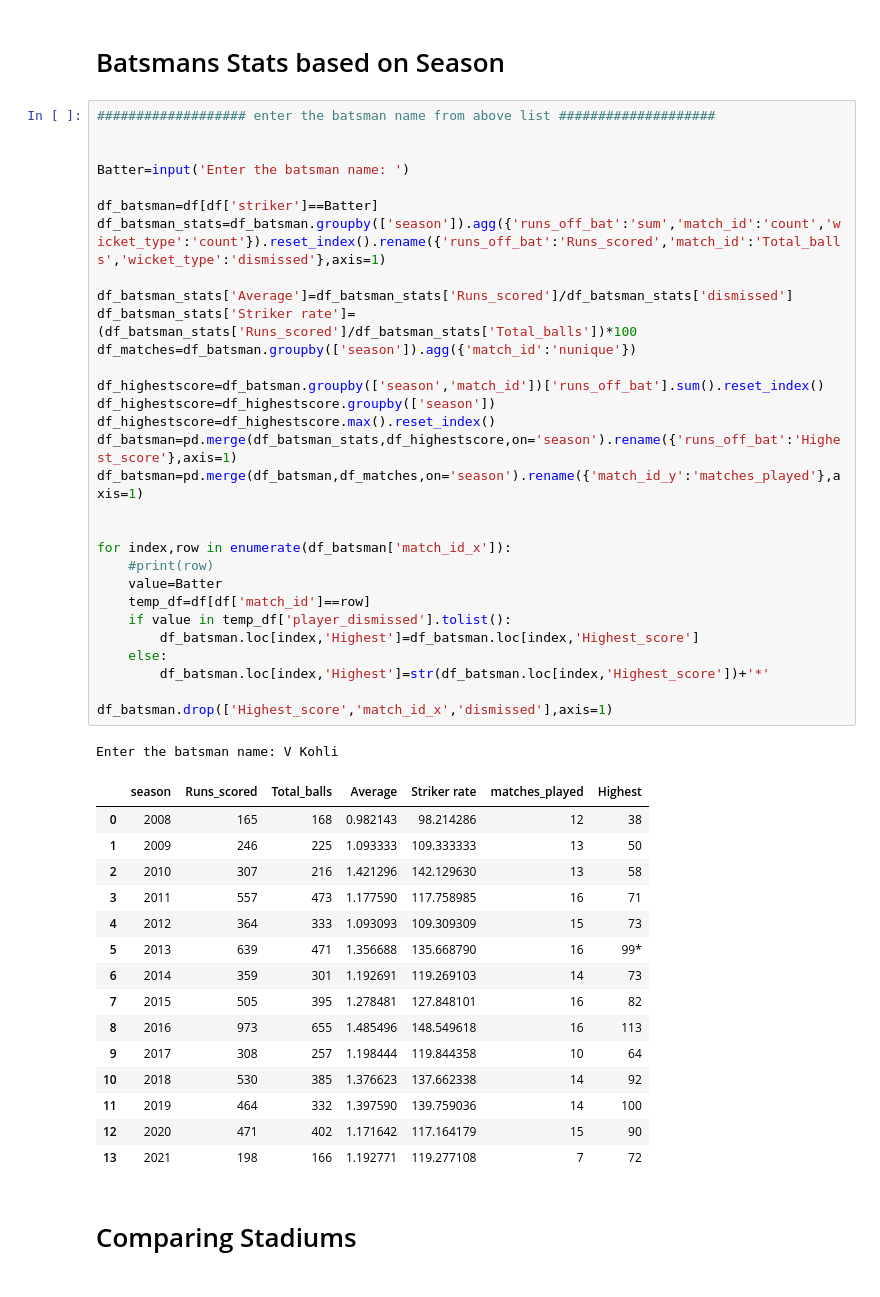
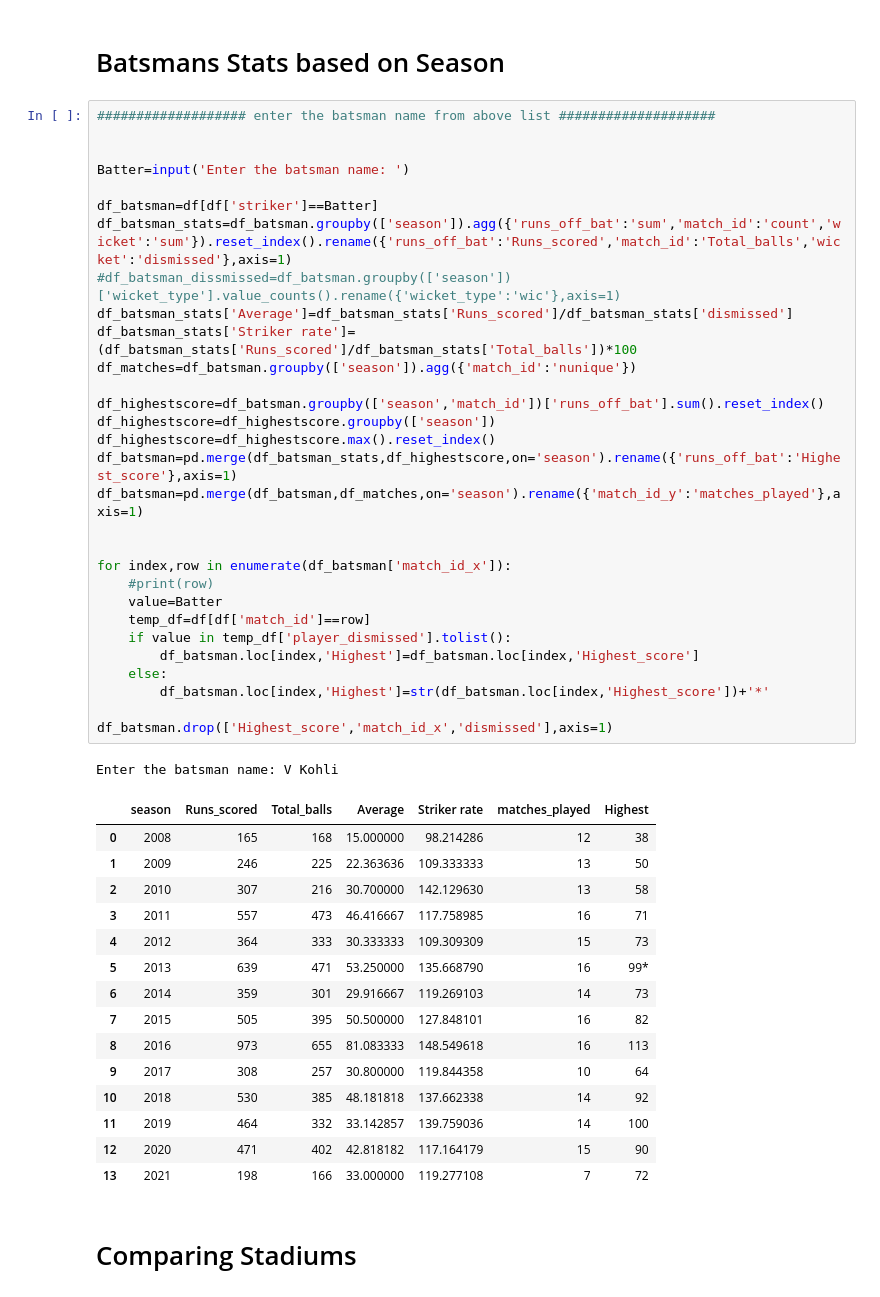
Before and after one commit to kartiksonaghela/Cricket-Analysis, a Jupyter notebook: Ipl Analysis.ipynb, the cells around one changed output. Saved outputs shown, nothing was run; the diff lists cells and outputs as text.

```diff
--- a/Ipl Analysis.ipynb
+++ b/Ipl Analysis.ipynb
@@ -298,49 +301,49 @@ array(['SC Ganguly', 'BB McCullum', 'DJ Hussey', 'R Dravid', 'V Kohli',
 ################### enter the batsman name from above list ####################
 
 
 Batter=input('Enter the batsman name: ')
 
 df_batsman=df[df['striker']==Batter]
-df_batsman_stats=df_batsman.groupby(['season']).agg({'runs_off_bat':'sum','match_id':'count','wicket_type':'count'}).reset_index().rename({'runs_off_bat':'Runs_scored','match_id':'Total_balls','wicket_type':'dismissed'},axis=1)
-
+df_batsman_stats=df_batsman.groupby(['season']).agg({'runs_off_bat':'sum','match_id':'count','wicket':'sum'}).reset_index().rename({'runs_off_bat':'Runs_scored','match_id':'Total_balls','wicket':'dismissed'},axis=1)
+#df_batsman_dissmissed=df_batsman.groupby(['season'])['wicket_type'].value_counts().rename({'wicket_type':'wic'},axis=1)
 df_batsman_stats['Average']=df_batsman_stats['Runs_scored']/df_batsman_stats['dismissed']
 df_batsman_stats['Striker rate']=(df_batsman_stats['Runs_scored']/df_batsman_stats['Total_balls'])*100
 df_matches=df_batsman.groupby(['season']).agg({'match_id':'nunique'})
 
 df_highestscore=df_batsman.groupby(['season','match_id'])['runs_off_bat'].sum().reset_index()
 df_highestscore=df_highestscore.groupby(['season'])
 df_highestscore=df_highestscore.max().reset_index()
 df_batsman=pd.merge(df_batsman_stats,df_highestscore,on='season').rename({'runs_off_bat':'Highest_score'},axis=1)
 df_batsman=pd.merge(df_batsman,df_matches,on='season').rename({'match_id_y':'matches_played'},axis=1)
 
 
 for index,row in enumerate(df_batsman['match_id_x']):
     #print(row)
     value=Batter
     temp_df=df[df['match_id']==row]
     if value in temp_df['player_dismissed'].tolist():
         df_batsman.loc[index,'Highest']=df_batsman.loc[index,'Highest_score']
     else:
         df_batsman.loc[index,'Highest']=str(df_batsman.loc[index,'Highest_score'])+'*'
 
 df_batsman.drop(['Highest_score','match_id_x','dismissed'],axis=1)
 # %% [output]
 Enter the batsman name: V Kohli
 |  | season | Runs_scored | Total_balls | Average | Striker rate | matches_played | Highest |
-| 0 | 2008 | 165 | 168 | 0.982143 | 98.214286 | 12 | 38 |
-| 1 | 2009 | 246 | 225 | 1.093333 | 109.333333 | 13 | 50 |
-| 2 | 2010 | 307 | 216 | 1.421296 | 142.129630 | 13 | 58 |
-| 3 | 2011 | 557 | 473 | 1.177590 | 117.758985 | 16 | 71 |
-| 4 | 2012 | 364 | 333 | 1.093093 | 109.309309 | 15 | 73 |
-| 5 | 2013 | 639 | 471 | 1.356688 | 135.668790 | 16 | 99* |
-| 6 | 2014 | 359 | 301 | 1.192691 | 119.269103 | 14 | 73 |
-| 7 | 2015 | 505 | 395 | 1.278481 | 127.848101 | 16 | 82 |
-| 8 | 2016 | 973 | 655 | 1.485496 | 148.549618 | 16 | 113 |
-| 9 | 2017 | 308 | 257 | 1.198444 | 119.844358 | 10 | 64 |
-| 10 | 2018 | 530 | 385 | 1.376623 | 137.662338 | 14 | 92 |
-| 11 | 2019 | 464 | 332 | 1.397590 | 139.759036 | 14 | 100 |
-| 12 | 2020 | 471 | 402 | 1.171642 | 117.164179 | 15 | 90 |
-| 13 | 2021 | 198 | 166 | 1.192771 | 119.277108 | 7 | 72 |
+| 0 | 2008 | 165 | 168 | 15.000000 | 98.214286 | 12 | 38 |
+| 1 | 2009 | 246 | 225 | 22.363636 | 109.333333 | 13 | 50 |
+| 2 | 2010 | 307 | 216 | 30.700000 | 142.129630 | 13 | 58 |
+| 3 | 2011 | 557 | 473 | 46.416667 | 117.758985 | 16 | 71 |
+| 4 | 2012 | 364 | 333 | 30.333333 | 109.309309 | 15 | 73 |
+| 5 | 2013 | 639 | 471 | 53.250000 | 135.668790 | 16 | 99* |
+| 6 | 2014 | 359 | 301 | 29.916667 | 119.269103 | 14 | 73 |
+| 7 | 2015 | 505 | 395 | 50.500000 | 127.848101 | 16 | 82 |
+| 8 | 2016 | 973 | 655 | 81.083333 | 148.549618 | 16 | 113 |
+| 9 | 2017 | 308 | 257 | 30.800000 | 119.844358 | 10 | 64 |
+| 10 | 2018 | 530 | 385 | 48.181818 | 137.662338 | 14 | 92 |
+| 11 | 2019 | 464 | 332 | 33.142857 | 139.759036 | 14 | 100 |
+| 12 | 2020 | 471 | 402 | 42.818182 | 117.164179 | 15 | 90 |
+| 13 | 2021 | 198 | 166 | 33.000000 | 119.277108 | 7 | 72 |
 # %% [markdown]
 # Comparing Stadiums
 # %% [markdown]
```
Also changed, not shown: parts of 5 cells of this notebook.
